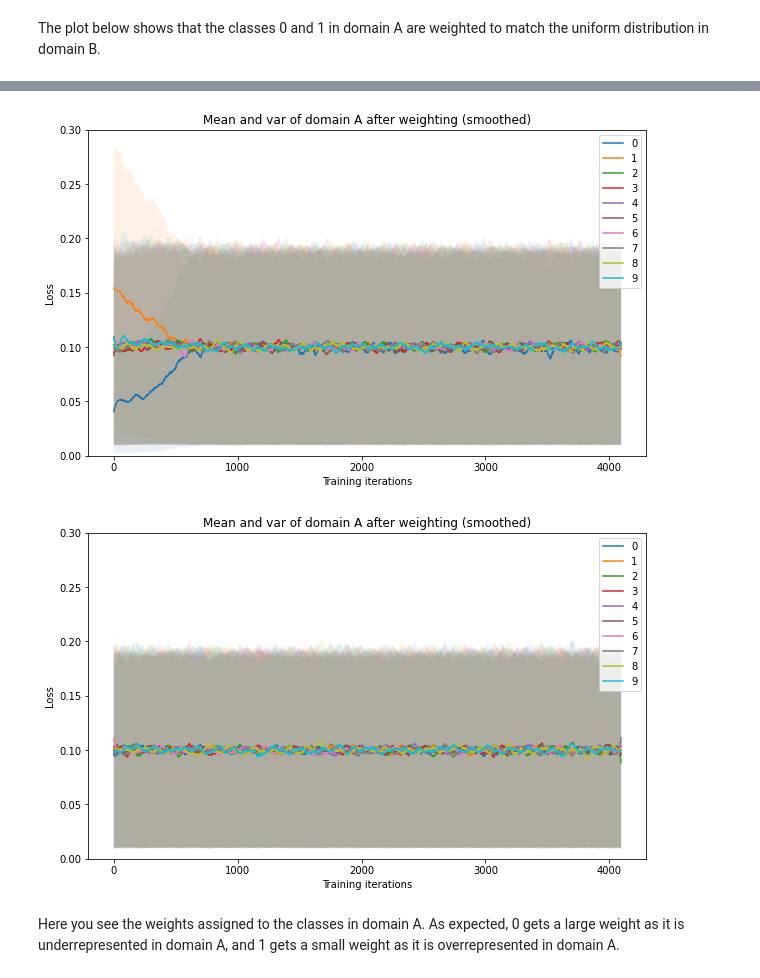
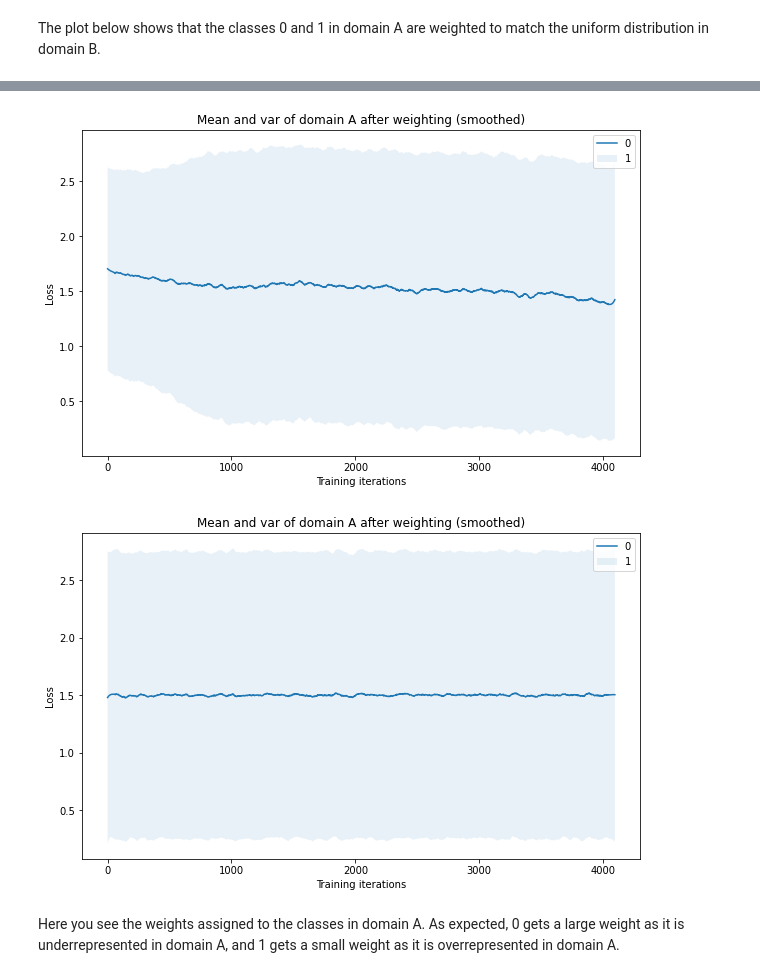
Before and after one commit to MichelleAppel/distribution-aware-image-to-image-translation, a Jupyter notebook: toy_examples/n_centered_moment.ipynb, the cells around one changed output, grey strips where cells are left out. Saved outputs shown, nothing was run; the diff lists cells and outputs as text; code cells hidden in the pictures.

```diff
--- a/toy_examples/n_centered_moment.ipynb
+++ b/toy_examples/n_centered_moment.ipynb
@@ -48,25 +56,34 @@ def onehot_data(shape=(2**24, 10), distribution=[0.1, 0.1, 0.1, 0.1, 0.1, 0.1, 0
 
     return data.cuda()
 # %%
-class OnehotDataset(Dataset):
+class Dataset(Dataset):
     '''The dataloader for the one hot dataset
     '''
 
-    def __init__(self, distribution=[0.1, 0.1, 0.1, 0.1, 0.1, 0.1, 0.1, 0.1, 0.1, 0.1]):
+    def __init__(self, distribution=[0.1, 0.1, 0.1, 0.1, 0.1, 0.1, 0.1, 0.1, 0.1, 0.1], size=2**21, type='one-hot'):
         '''
         Parameters:
         distribution (list): a list of probabilities for each of the classes in the dataset
         '''
 
         self.distribution = distribution
-        self.dataset = onehot_data(shape=(2**21, len(self.distribution)), distribution=self.distribution)
+        self.size = size
+        self.type = type
+        self.dataset = data(size=2**21, distribution=self.distribution, type=self.type)
         self.example_imgs = self.example()
+        if self.type == 'one-hot':
+          self.shape = (self.size, len(distribution))
+        else:
+          self.shape = (self.size, 1)
 
     def example(self):
         '''
         Returns an example for each class in the domain
         '''
-        return torch.eye(len(self.distribution))
+        if self.type == 'one-hot':
+          return torch.eye(len(self.distribution))
+        else:
+          return torch.arange(len(self.distribution)).view(-1,1).float()
 
     def __len__(self):
         return len(self.dataset)
@@ -77,15 +94,16 @@ class OnehotDataset(Dataset):
 In this example we have 2 domains with 10 classes. Only the first two classes have a different probability.
 # %%
 batch_size = 512
+type = 'raw'
 
 # Settings for domain A
-dataset_A = OnehotDataset(distribution=[0.05, 0.15, 0.1, 0.1, 0.1, 0.1, 0.1, 0.1, 0.1, 0.1])
-# dataset_A = OnehotDataset(distribution=[0.8, 0.2])
+# dataset_A = Dataset(distribution=[0.05, 0.15, 0.1, 0.1, 0.1, 0.1, 0.1, 0.1, 0.1, 0.1], type=type)
+dataset_A = Dataset(distribution=[0.1, 0.4, 0.25, 0.25], type=type)
 dataloader_A = DataLoader(dataset_A, batch_size, shuffle=True)
 
 # Settings for domain B
-dataset_B = OnehotDataset(distribution=[0.1, 0.1, 0.1, 0.1, 0.1, 0.1, 0.1, 0.1, 0.1, 0.1])
-# dataset_B = OnehotDataset(distribution=[0.5, 0.5])
+# dataset_B = Dataset(distribution=[0.1, 0.1, 0.1, 0.1, 0.1, 0.1, 0.1, 0.1, 0.1, 0.1], type=type)
+dataset_B = Dataset(distribution=[0.25, 0.25, 0.25, 0.25], type=type)
 dataloader_B = DataLoader(dataset_B, batch_size, shuffle=True)
 # %%
 class WeightNet(nn.Module):
@@ -112,7 +130,7 @@ def n_centered_moment(x, w, n):
   return (((x - c)**n)*w).sum(0)
 # %%
 # Initialize the networks
-weight_network = WeightNet(input_dim=len(dataset_A.distribution)).cuda()
+weight_network = WeightNet(input_dim=dataset_A.shape[-1]).cuda()
 
 # Initialize the optimizers
 lr = 0.001
@@ -277,28 +295,28 @@ plt.show()
 # %%
 plt.figure(figsize=(10,6))
 plt.title('Mean and var of domain A after weighting (smoothed)')
 plt.xlabel('Training iterations')
 plt.ylabel('Loss')
-plt.ylim(ymax = ymax, ymin = 0)
+# plt.ylim(ymax = ymax, ymin = 0)
 plt.plot(smoothed_means_A)
 for i in range(smoothed_means_A.shape[1]):
   plt.fill_between(np.arange(len(smoothed_means_A)), (smoothed_means_A - smoothed_vars_A)[:, i], (smoothed_means_A + smoothed_vars_A)[:, i], alpha=0.1)
 plt.legend(np.arange(len(dataset_A.distribution)))
 plt.show()
 
 plt.figure(figsize=(10,6))
 plt.title('Mean and var of domain A after weighting (smoothed)')
 plt.xlabel('Training iterations')
 plt.ylabel('Loss')
-plt.ylim(ymax = ymax, ymin = 0)
+# plt.ylim(ymax = ymax, ymin = 0)
 plt.plot(smoothed_means_B)
 for i in range(smoothed_means_B.shape[1]):
   plt.fill_between(np.arange(len(smoothed_means_B)), (smoothed_means_B - smoothed_vars_B)[:, i], (smoothed_means_B + smoothed_vars_B)[:, i], alpha=0.1)
 plt.legend(np.arange(len(dataset_A.distribution)))
 plt.show()
 # %% [output]
-[figure, old version]
+[figure, new version]
-[figure, old version]
+[figure, new version]
 # %% [markdown]
 Here you see the weights assigned to the classes in domain A. As expected, 0 gets a large weight as it is underrepresented in domain A, and 1 gets a small weight as it is overrepresented in domain A.
 # %%
```
Also changed, not shown: parts of 7 cells of this notebook.
